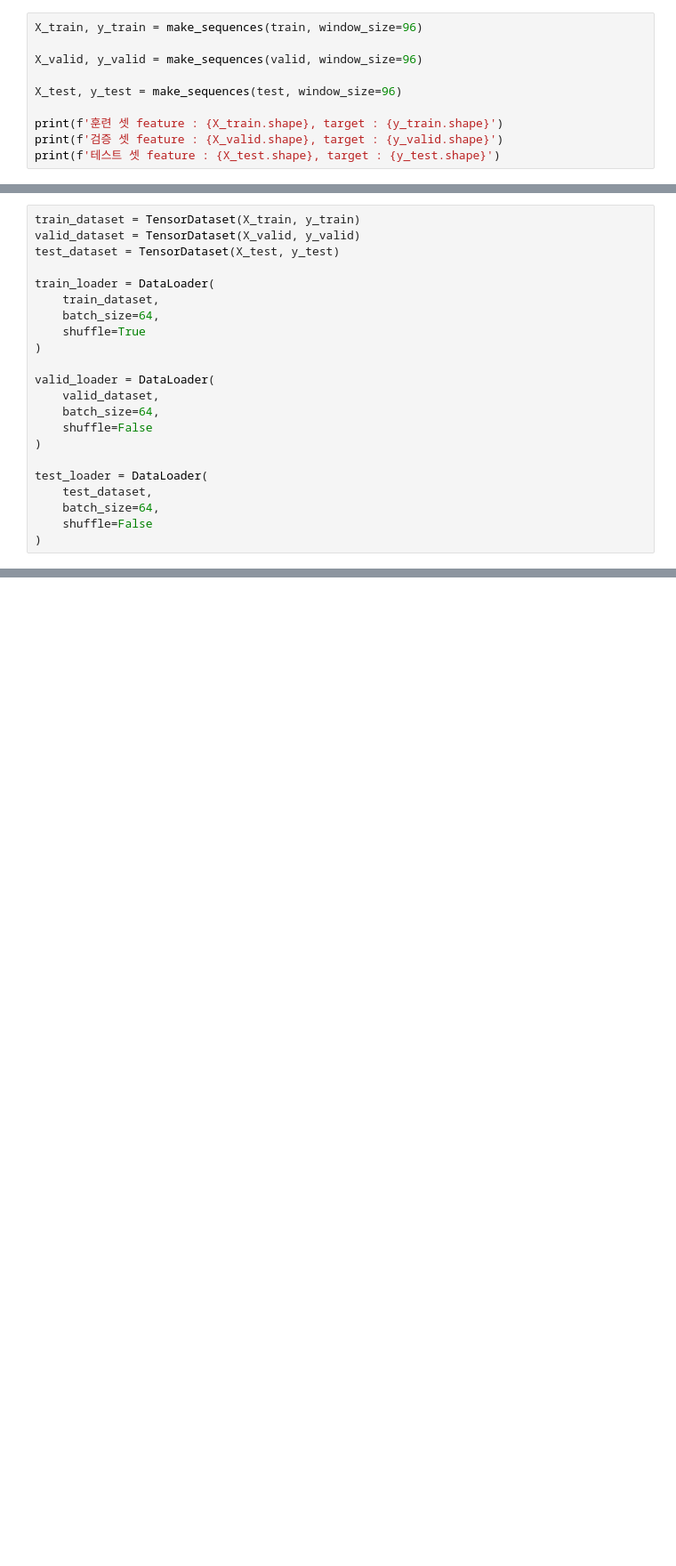
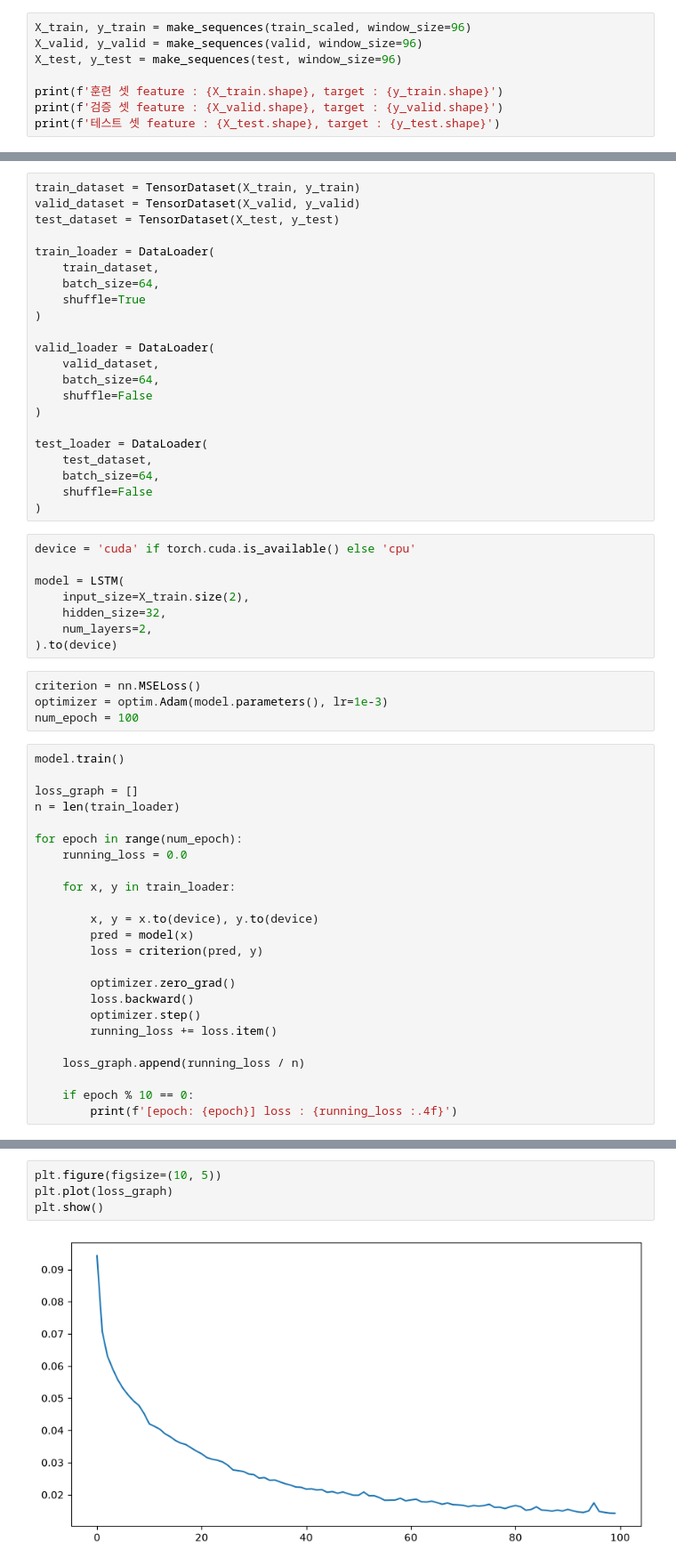
Before and after one commit to Jon-Irenicus/kamp_ai_competition, a Jupyter notebook: LSTM_prediction.ipynb, the cells around one changed output, grey strips where cells are left out. Shown at 89% size. Cells and saved outputs as stored; diff of their text form; blank space fills up the shorter version.

Commit message:
train the model

```diff
--- a/LSTM_prediction.ipynb
+++ b/LSTM_prediction.ipynb
@@ -77,10 +100,8 @@ def make_sequences(data, window_size = 96):
 
     return np.array(X), np.array(y)
 # %%
-X_train, y_train = make_sequences(train, window_size=96)
-
+X_train, y_train = make_sequences(train_scaled, window_size=96)
 X_valid, y_valid = make_sequences(valid, window_size=96)
-
 X_test, y_test = make_sequences(test, window_size=96)
 
 print(f'훈련 셋 feature : {X_train.shape}, target : {y_train.shape}')
@@ -117,3 +142,39 @@ test_loader = DataLoader(
     batch_size=64,
     shuffle=False
 )
+# %%
+device = 'cuda' if torch.cuda.is_available() else 'cpu'
+
+model = LSTM(
+    input_size=X_train.size(2),
+    hidden_size=32,
+    num_layers=2,
+).to(device)
+# %%
+criterion = nn.MSELoss()
+optimizer = optim.Adam(model.parameters(), lr=1e-3)
+num_epoch = 100
+# %%
+model.train()
+
+loss_graph = []
+n = len(train_loader)
+
+for epoch in range(num_epoch):
+    running_loss = 0.0
+
+    for x, y in train_loader:
+
+        x, y = x.to(device), y.to(device)
+        pred = model(x)
+        loss = criterion(pred, y)
+
+        optimizer.zero_grad()
+        loss.backward()
+        optimizer.step()
+        running_loss += loss.item()
+
+    loss_graph.append(running_loss / n)
+
+    if epoch % 10 == 0:
+        print(f'[epoch: {epoch}] loss : {running_loss :.4f}')
@@ -119,0 +183,6 @@ test_loader = DataLoader(
+# %%
+plt.figure(figsize=(10, 5))
+plt.plot(loss_graph)
+plt.show()
+# %% [output]
+[figure, added]
```
Also changed, not shown: parts of 8 cells of this notebook, 3 other files.
